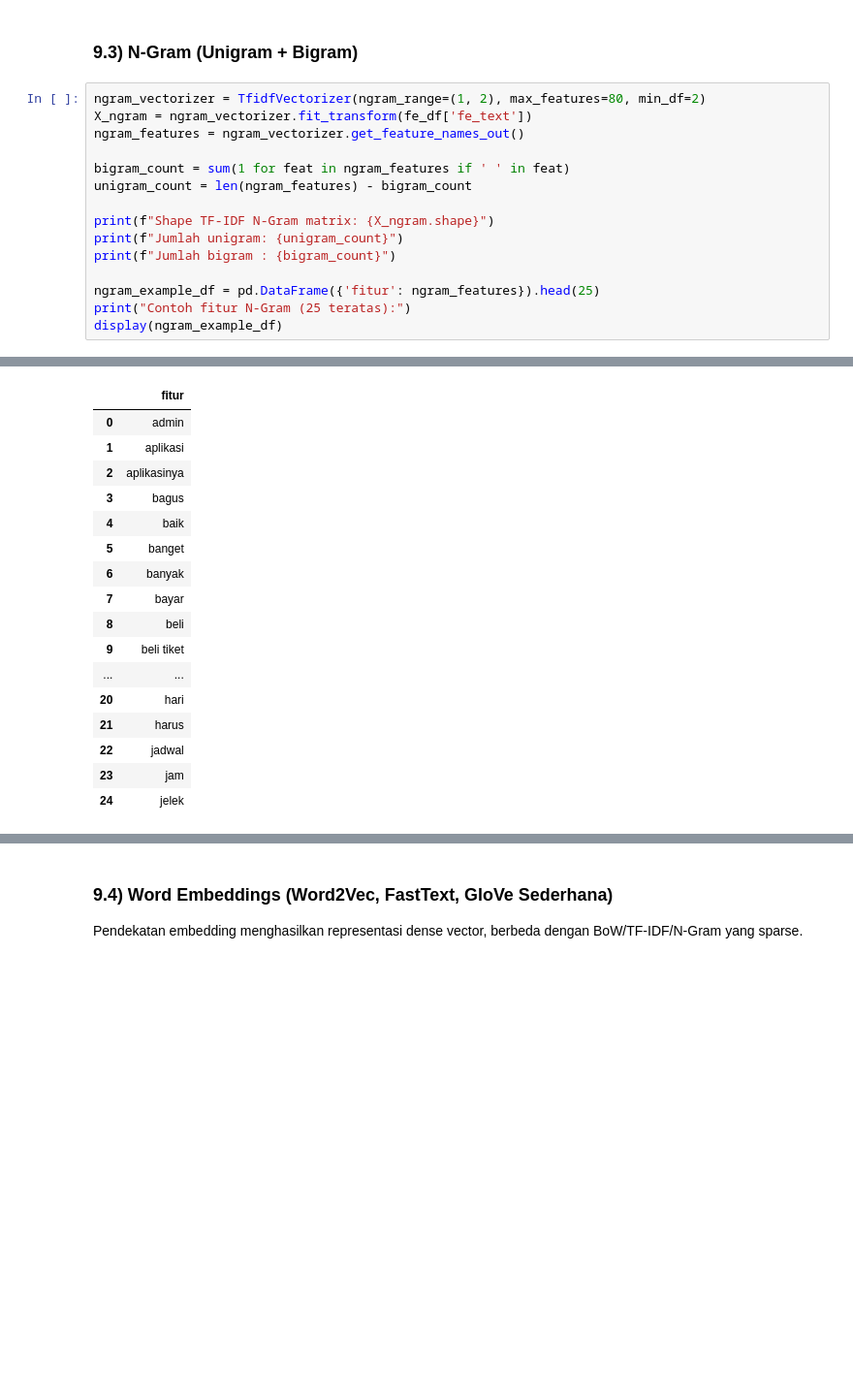
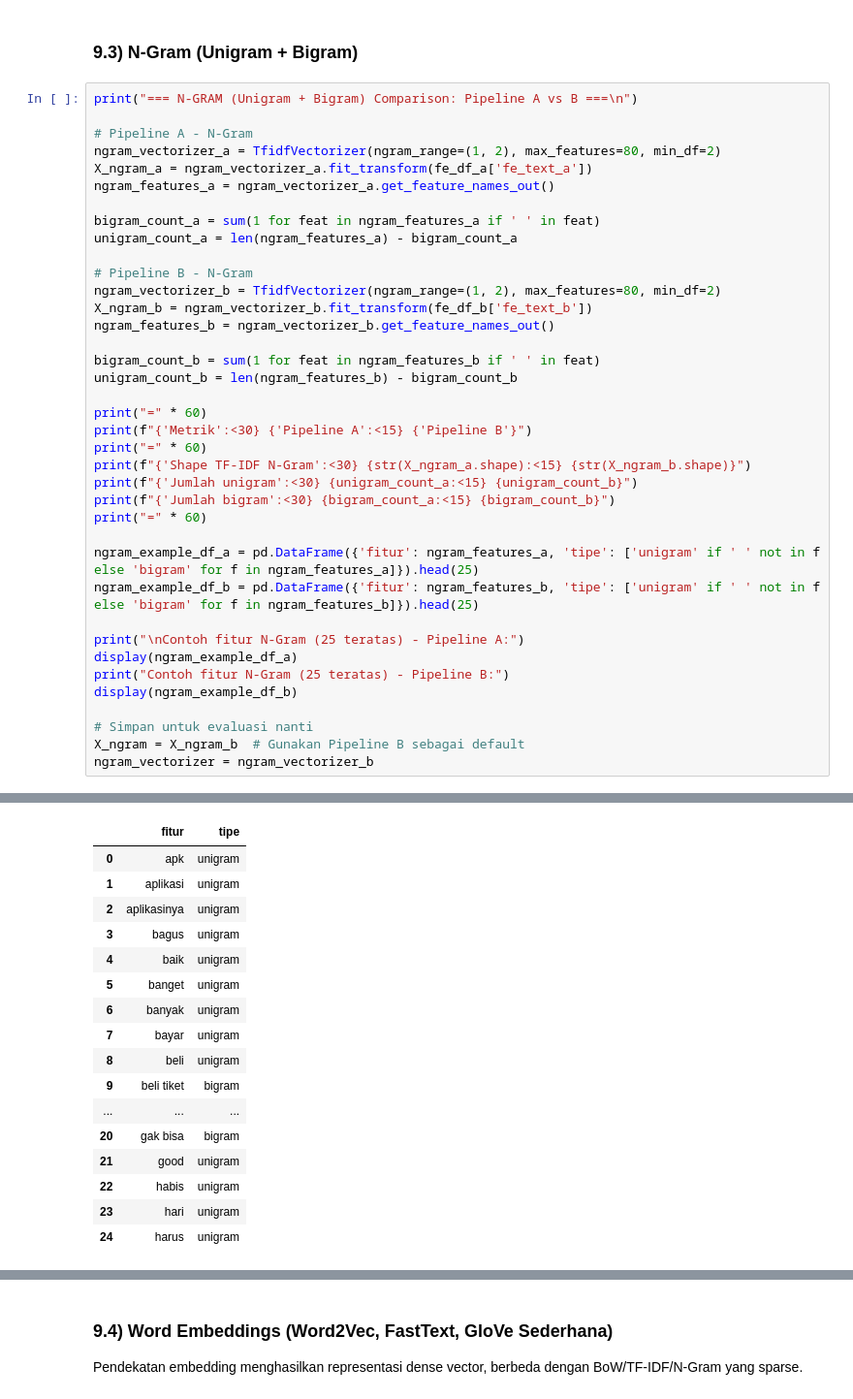
Before and after one commit to titan2903/text_mining_semeter_4, a Jupyter notebook: tugas_pertemuan_2/main.ipynb, the cells around one changed output, grey strips where cells are left out. Shown at 97% size. Cells and saved outputs as stored; diff of their text form; blank space fills up the shorter version.

```diff
--- a/tugas_pertemuan_2/main.ipynb
+++ b/tugas_pertemuan_2/main.ipynb
@@ -572,18 +711,41 @@ Top 15 term dengan nilai IDF tertinggi:
 # %% [markdown]
 ### 9.3) N-Gram (Unigram + Bigram)
 # %%
-ngram_vectorizer = TfidfVectorizer(ngram_range=(1, 2), max_features=80, min_df=2)
-X_ngram = ngram_vectorizer.fit_transform(fe_df['fe_text'])
-ngram_features = ngram_vectorizer.get_feature_names_out()
+print("=== N-GRAM (Unigram + Bigram) Comparison: Pipeline A vs B ===\n")
 
-bigram_count = sum(1 for feat in ngram_features if ' ' in feat)
-unigram_count = len(ngram_features) - bigram_count
+# Pipeline A - N-Gram
+ngram_vectorizer_a = TfidfVectorizer(ngram_range=(1, 2), max_features=80, min_df=2)
+X_ngram_a = ngram_vectorizer_a.fit_transform(fe_df_a['fe_text_a'])
+ngram_features_a = ngram_vectorizer_a.get_feature_names_out()
 
-print(f"Shape TF-IDF N-Gram matrix: {X_ngram.shape}")
-print(f"Jumlah unigram: {unigram_count}")
-print(f"Jumlah bigram : {bigram_count}")
+bigram_count_a = sum(1 for feat in ngram_features_a if ' ' in feat)
+unigram_count_a = len(ngram_features_a) - bigram_count_a
 
-ngram_example_df = pd.DataFrame({'fitur': ngram_features}).head(25)
-print("Contoh fitur N-Gram (25 teratas):")
-display(ngram_example_df)
+# Pipeline B - N-Gram
+ngram_vectorizer_b = TfidfVectorizer(ngram_range=(1, 2), max_features=80, min_df=2)
+X_ngram_b = ngram_vectorizer_b.fit_transform(fe_df_b['fe_text_b'])
+ngram_features_b = ngram_vectorizer_b.get_feature_names_out()
+
+bigram_count_b = sum(1 for feat in ngram_features_b if ' ' in feat)
+unigram_count_b = len(ngram_features_b) - bigram_count_b
+
+print("=" * 60)
+print(f"{'Metrik':<30} {'Pipeline A':<15} {'Pipeline B'}")
+print("=" * 60)
+print(f"{'Shape TF-IDF N-Gram':<30} {str(X_ngram_a.shape):<15} {str(X_ngram_b.shape)}")
+print(f"{'Jumlah unigram':<30} {unigram_count_a:<15} {unigram_count_b}")
+print(f"{'Jumlah bigram':<30} {bigram_count_a:<15} {bigram_count_b}")
+print("=" * 60)
+
+ngram_example_df_a = pd.DataFrame({'fitur': ngram_features_a, 'tipe': ['unigram' if ' ' not in f else 'bigram' for f in ngram_features_a]}).head(25)
+ngram_example_df_b = pd.DataFrame({'fitur': ngram_features_b, 'tipe': ['unigram' if ' ' not in f else 'bigram' for f in ngram_features_b]}).head(25)
+
+print("\nContoh fitur N-Gram (25 teratas) - Pipeline A:")
+display(ngram_example_df_a)
+print("Contoh fitur N-Gram (25 teratas) - Pipeline B:")
+display(ngram_example_df_b)
+
+# Simpan untuk evaluasi nanti
+X_ngram = X_ngram_b  # Gunakan Pipeline B sebagai default
+ngram_vectorizer = ngram_vectorizer_b
 # %% [output]
@@ -594,17 +763,17 @@ Contoh fitur N-Gram (25 teratas):
-|  | fitur |
-| 0 | admin |
-| 1 | aplikasi |
-| 2 | aplikasinya |
-| 3 | bagus |
-| 4 | baik |
-| 5 | banget |
-| 6 | banyak |
-| 7 | bayar |
-| 8 | beli |
-| 9 | beli tiket |
-| ... | ... |
-| 20 | hari |
-| 21 | harus |
-| 22 | jadwal |
-| 23 | jam |
-| 24 | jelek |
+|  | fitur | tipe |
+| 0 | apk | unigram |
+| 1 | aplikasi | unigram |
+| 2 | aplikasinya | unigram |
+| 3 | bagus | unigram |
+| 4 | baik | unigram |
+| 5 | banget | unigram |
+| 6 | banyak | unigram |
+| 7 | bayar | unigram |
+| 8 | beli | unigram |
+| 9 | beli tiket | bigram |
+| ... | ... | ... |
+| 20 | gak bisa | bigram |
+| 21 | good | unigram |
+| 22 | habis | unigram |
+| 23 | hari | unigram |
+| 24 | harus | unigram |
```
Also changed, not shown: parts of 9 cells of this notebook.
